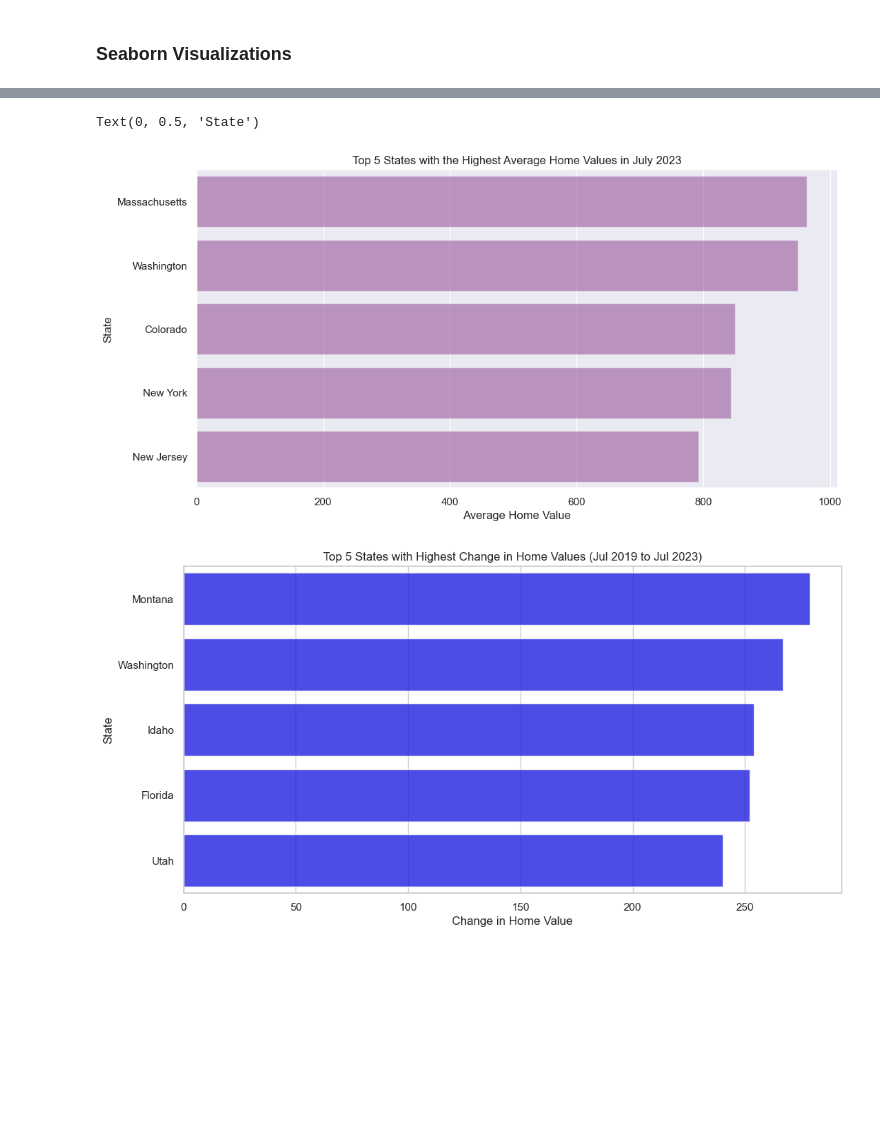
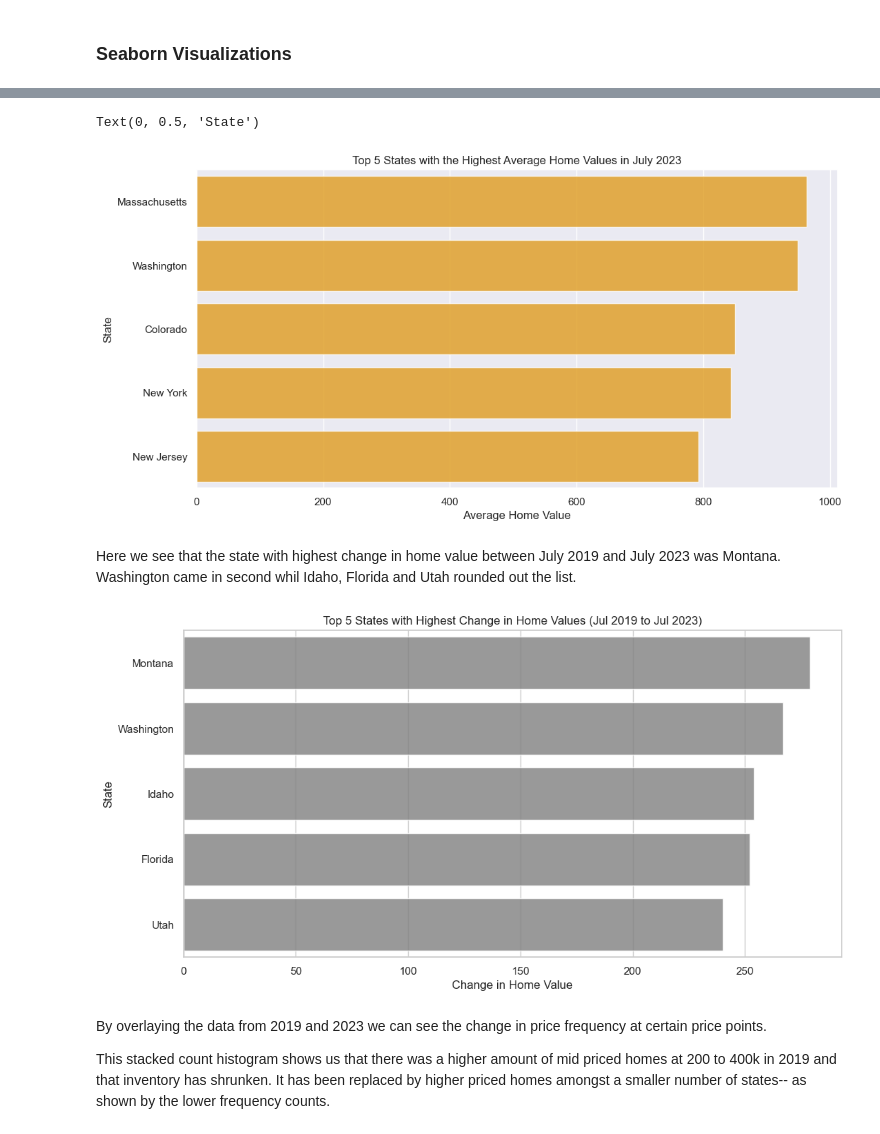
Before and after one commit to guzmanwolfrank/Data, a Jupyter notebook: SQL Zillow/ZillowProject.ipynb, the cells around one changed output, grey strips where cells are left out. Saved outputs shown, nothing was run; the diff lists cells and outputs as text; code cells hidden in the pictures; blank space fills up the shorter version.

```diff
--- a/SQL Zillow/ZillowProject.ipynb
+++ b/SQL Zillow/ZillowProject.ipynb
@@ -166,27 +175,33 @@ Text(0, 0.5, 'State')
 
 # Chart 3: Top 5 states with the highest average home values in May 2023
 plt.figure(figsize=(12, 6))
-sns.barplot(data=query_results[2], x='AvgHomeValue', y='State',color="purple", alpha=0.4)
+sns.barplot(data=query_results[2], x='AvgHomeValue', y='State',color="orange", alpha=0.8)
 plt.title('Top 5 States with the Highest Average Home Values in July 2023')
 plt.xlabel('Average Home Value')
 plt.ylabel('State')
 # %% [output]
 Text(0, 0.5, 'State')
-[figure, old version]
+[figure, new version]
+# %% [markdown]
+Here we see that the state with highest change in home value between July 2019 and July 2023 was Montana. Washington came in second whil Idaho, Florida and Utah rounded out the list.
 # %%
 
 #Chart 4:  Execute the query and fetch results
 result4 = pd.read_sql_query(query4, con)
 # Create Seaborn histogram chart
 sns.set(style="whitegrid")
 plt.figure(figsize=(12, 6))
-sns.barplot(data=result4, x='ChangeInValue', y='State', color="blue", alpha=0.8)
+sns.barplot(data=result4, x='ChangeInValue', y='State', color="grey", alpha=0.8)
 plt.title('Top 5 States with Highest Change in Home Values (Jul 2019 to Jul 2023)')
 plt.xlabel('Change in Home Value')
 plt.ylabel('State')
 # Show the Charts
 plt.show()
 # %% [output]
-[figure, old version]
+[figure, new version]
+# %% [markdown]
+By overlaying the data from 2019 and 2023 we can see the change in price frequency at certain price points.
+
+This stacked count histogram shows us that there was a higher amount of mid priced homes at 200 to 400k in 2019 and that inventory has shrunken.  It has been replaced by higher priced homes amongst a smaller number of states-- as shown by the lower frequency counts.
 # %%
 
```
Also changed, not shown: parts of 9 cells of this notebook.
